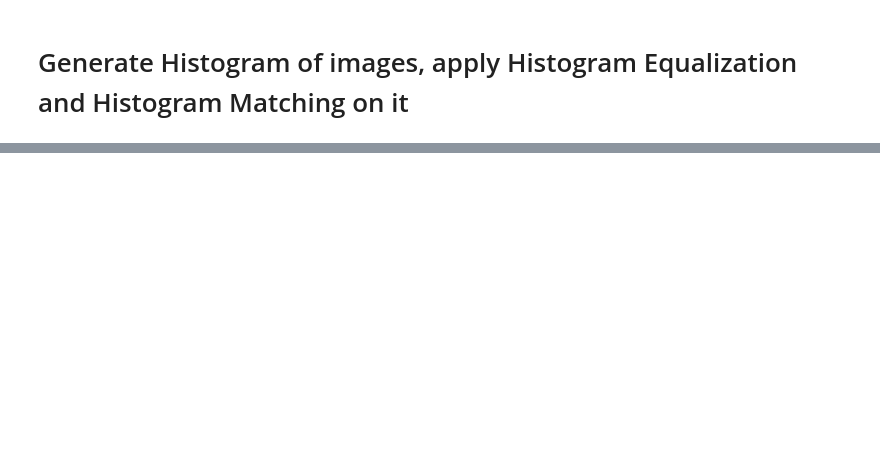
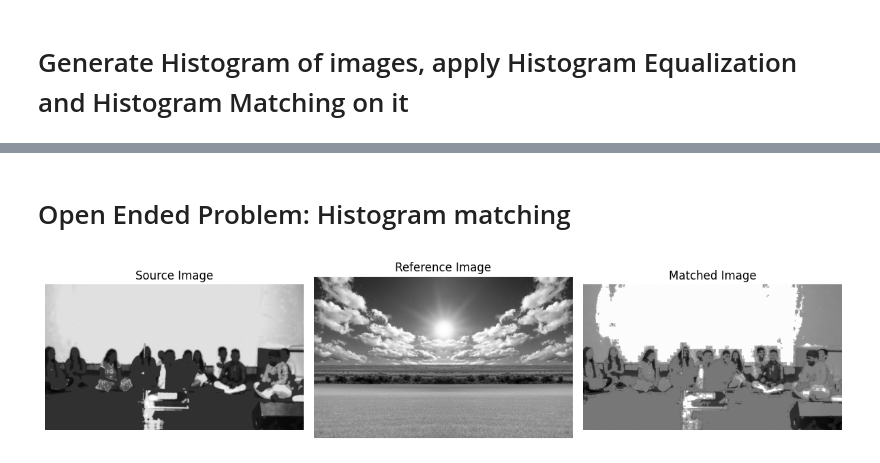
Before and after one commit to Chanevan317/Digital-Signal-and-Image-Processing, a Jupyter notebook: Image Processing/IP Experiment 2.ipynb, the cells around one changed output, grey strips where cells are left out. Cells and saved outputs as stored; diff of their text form; code cells hidden in the pictures; blank space fills up the shorter version.

```diff
--- a/Image Processing/IP Experiment 2.ipynb
+++ b/Image Processing/IP Experiment 2.ipynb
@@ -84,0 +57,54 @@ cv2.waitKey(0)
+# %% [markdown]
+# Open Ended Problem: Histogram matching
+# %%
+import cv2
+import numpy as np
+from matplotlib import pyplot as plt
+
+# Load the source and reference images
+source_path = 'Images/exp2/source_image.png'
+reference_path = 'Images/exp2/reference_image.png'
+source_image = cv2.imread(source_path, cv2.IMREAD_GRAYSCALE)
+reference_image = cv2.imread(reference_path, cv2.IMREAD_GRAYSCALE)
+
+# Calculate histograms for the source and reference images
+source_hist = cv2.calcHist([source_image], [0], None, [256], [0, 256])
+reference_hist = cv2.calcHist([reference_image], [0], None, [256], [0, 256])
+
+# Normalize histograms to have sum equal to 1
+source_hist /= source_hist.sum()
+reference_hist /= reference_hist.sum()
+
+# Calculate cumulative distribution functions (CDF) for histograms
+source_cdf = source_hist.cumsum()
+reference_cdf = reference_hist.cumsum()
+
+# Perform histogram matching by mapping source CDF to reference CDF
+mapping = np.interp(source_cdf, reference_cdf, range(256))
+matched_image = mapping[source_image]
+
+# Convert to uint8 data type
+matched_image = matched_image.astype(np.uint8)
+
+# Display the images using Matplotlib
+plt.figure(figsize=(12, 6))
+
+plt.subplot(131)
+plt.title('Source Image')
+plt.imshow(source_image, cmap='gray')
+plt.axis('off')
+
+plt.subplot(132)
+plt.title('Reference Image')
+plt.imshow(reference_image, cmap='gray')
+plt.axis('off')
+
+plt.subplot(133)
+plt.title('Matched Image')
+plt.imshow(matched_image, cmap='gray')
+plt.axis('off')
+
+plt.tight_layout()
+plt.show()
+# %% [output]
+[figure, added]
```
Also changed, not shown: parts of 1 cell of this notebook, 9 other files.
